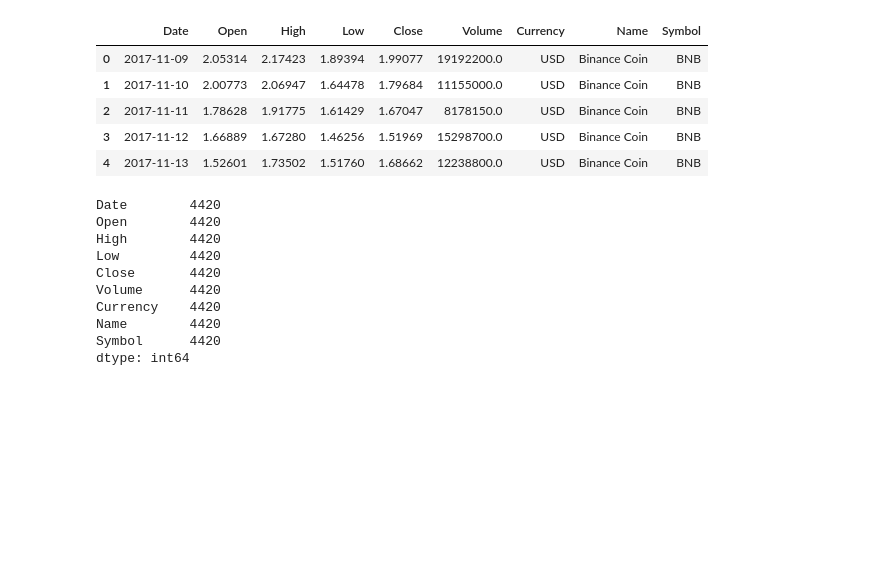
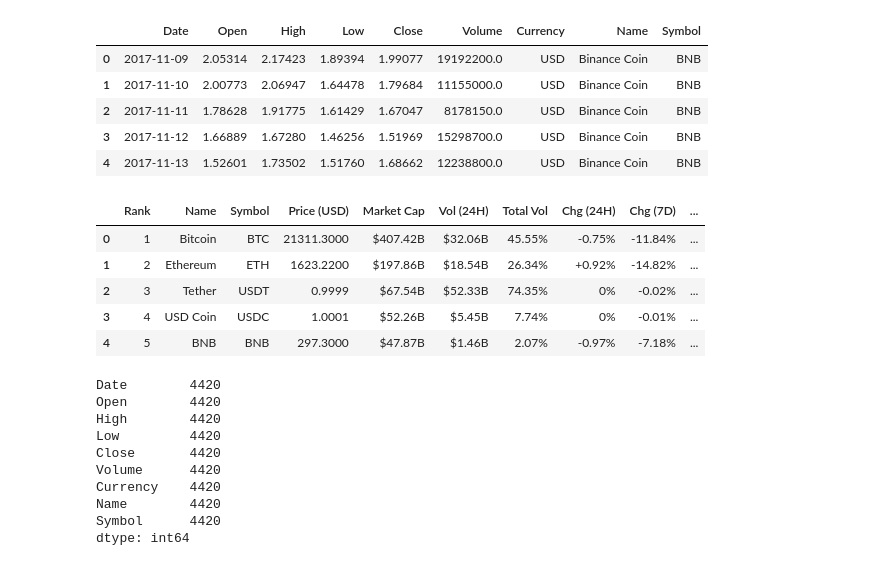
Before and after one commit to angelmpa/proyecto-portafolio, a Jupyter notebook: notebooks/analisis_inicial.ipynb, the cells around one changed output. Saved outputs shown, nothing was run; the diff lists cells and outputs as text; code cells hidden in the pictures; blank space fills up the shorter version.

Commit message:
csv leaderboard

```diff
--- a/notebooks/analisis_inicial.ipynb
+++ b/notebooks/analisis_inicial.ipynb
@@ -9,6 +9,9 @@ import calendar
 bitcoin = pd.read_csv('./../data/Bitcoin.csv')
 ethereum = pd.read_csv('./../data/Ethereum.csv')
 binance = pd.read_csv('./../data/Binance Coin.csv')
+
+# Cargar Current Crypto leaderboard
+leaderboard = pd.read_csv('./../data/Current Crypto leaderboard.csv')
 # %%
 # Mostras las primeras filas del dataframe
 bitcoin.head()
@@ -37,6 +40,15 @@ binance.head()
 | 2 | 2017-11-11 | 1.78628 | 1.91775 | 1.61429 | 1.67047 | 8178150.0 | USD | Binance Coin | BNB |
 | 3 | 2017-11-12 | 1.66889 | 1.67280 | 1.46256 | 1.51969 | 15298700.0 | USD | Binance Coin | BNB |
 | 4 | 2017-11-13 | 1.52601 | 1.73502 | 1.51760 | 1.68662 | 12238800.0 | USD | Binance Coin | BNB |
+# %%
+leaderboard.head()
+# %% [output]
+|  | Rank | Name | Symbol | Price (USD) | Market Cap | Vol (24H) | Total Vol | Chg (24H) | Chg (7D) | ... |
+| 0 | 1 | Bitcoin | BTC | 21311.3000 | $407.42B | $32.06B | 45.55% | -0.75% | -11.84% | ... |
+| 1 | 2 | Ethereum | ETH | 1623.2200 | $197.86B | $18.54B | 26.34% | +0.92% | -14.82% | ... |
+| 2 | 3 | Tether | USDT | 0.9999 | $67.54B | $52.33B | 74.35% | 0% | -0.02% | ... |
+| 3 | 4 | USD Coin | USDC | 1.0001 | $52.26B | $5.45B | 7.74% | 0% | -0.01% | ... |
+| 4 | 5 | BNB | BNB | 297.3000 | $47.87B | $1.46B | 2.07% | -0.97% | -7.18% | ... |
 # %%
 # Convertir las fechas a formato de fechas de Pandas
 bitcoin['Date'] = pd.to_datetime(bitcoin['Date'])
```
Also changed, not shown: parts of 1 cell of this notebook, 1 other file.
